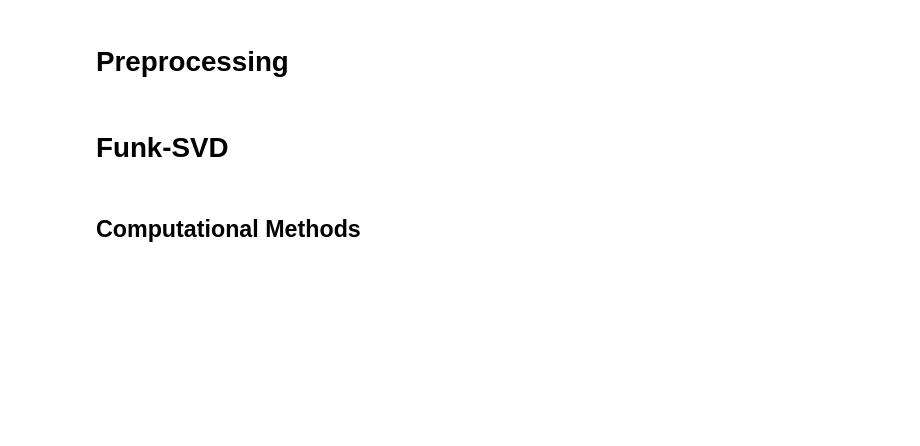
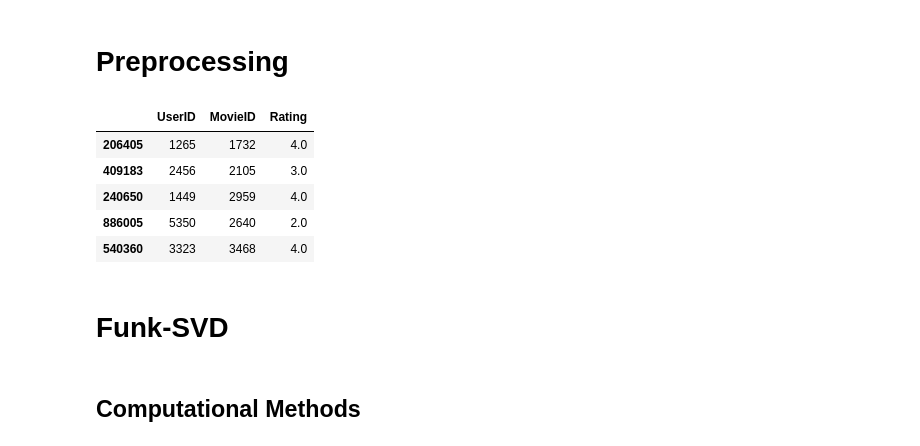
Before and after one commit to danielkorat/recommend, a Jupyter notebook: recommend.ipynb, the cells around one changed output. Drawn from its saved outputs; the diff is of its cells as text; code cells hidden in the pictures; blank space fills up the shorter version.

```diff
--- a/recommend.ipynb
+++ b/recommend.ipynb
@@ -68,6 +74,15 @@ def split(df):
 # %%
 ratings_df = get_dataset()
 train_df, test_df = split(ratings_df)
+# %%
+test_df.head()
+# %% [output]
+|  | UserID | MovieID | Rating |
+| 206405 | 1265 | 1732 | 4.0 |
+| 409183 | 2456 | 2105 | 3.0 |
+| 240650 | 1449 | 2959 | 4.0 |
+| 886005 | 5350 | 2640 | 2.0 |
+| 540360 | 3323 | 3468 | 4.0 |
 # %% [markdown]
 # Funk-SVD
 # %% [markdown]
```
Also changed, not shown: parts of 5 cells of this notebook.
